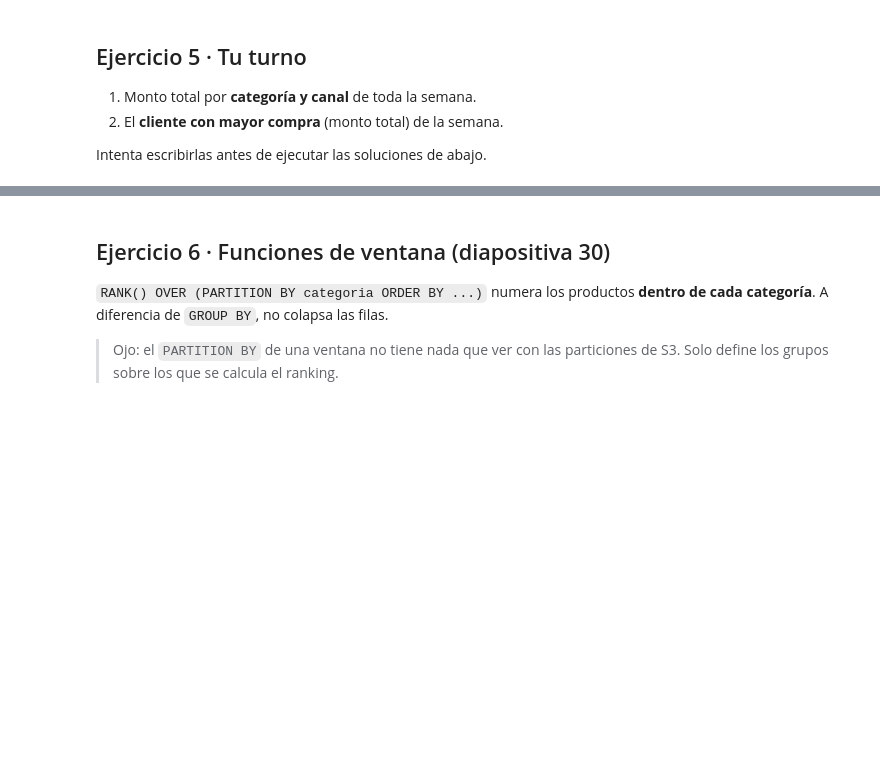
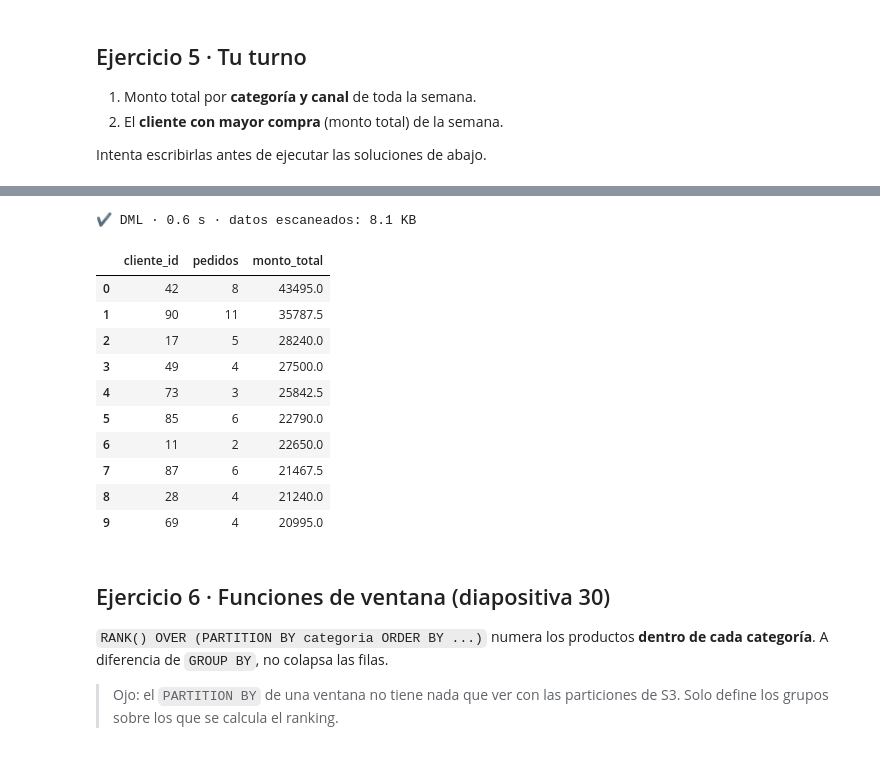
Before and after one commit to marcell-llerena/dataengineer-g1, a Jupyter notebook: fundamentos-aws/notebooks/03_athena_sql.ipynb, the cells around one changed output, grey strips where cells are left out. Cells and saved outputs as stored; diff of their text form; code cells hidden in the pictures; blank space fills up the shorter version.

```diff
--- a/fundamentos-aws/notebooks/03_athena_sql.ipynb
+++ b/fundamentos-aws/notebooks/03_athena_sql.ipynb
@@ -304,15 +383,28 @@ ORDER BY categoria, monto_total DESC
 # %%
 # Solución 2: cliente con mayor compra
 consultar("""
 SELECT cliente_id,
        COUNT(DISTINCT pedido_id) AS pedidos,
        ROUND(SUM(monto), 2)      AS monto_total
 FROM ventas_db.ventas
 WHERE year = '2026' AND month = '10'
 GROUP BY cliente_id
 ORDER BY monto_total DESC
-LIMIT 1
+LIMIT 10
 """, "mejor cliente")
+# %% [output]
+✔ DML · 0.6 s · datos escaneados: 8.1 KB
+|  | cliente_id | pedidos | monto_total |
+| 0 | 42 | 8 | 43495.0 |
+| 1 | 90 | 11 | 35787.5 |
+| 2 | 17 | 5 | 28240.0 |
+| 3 | 49 | 4 | 27500.0 |
+| 4 | 73 | 3 | 25842.5 |
+| 5 | 85 | 6 | 22790.0 |
+| 6 | 11 | 2 | 22650.0 |
+| 7 | 87 | 6 | 21467.5 |
+| 8 | 28 | 4 | 21240.0 |
+| 9 | 69 | 4 | 20995.0 |
 # %% [markdown]
 ## Ejercicio 6 · Funciones de ventana (diapositiva 30)
 
```
Also changed, not shown: parts of 19 cells of this notebook, 9 other files.
